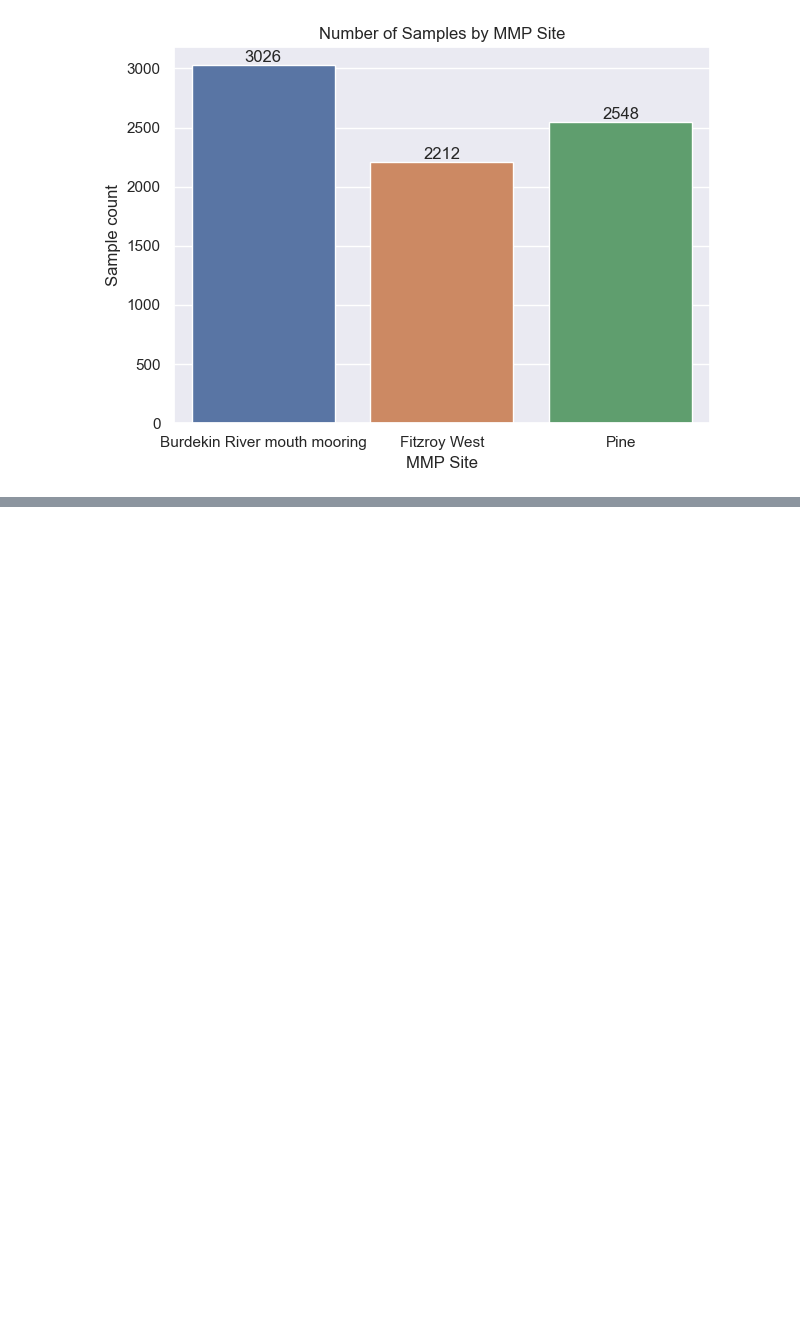
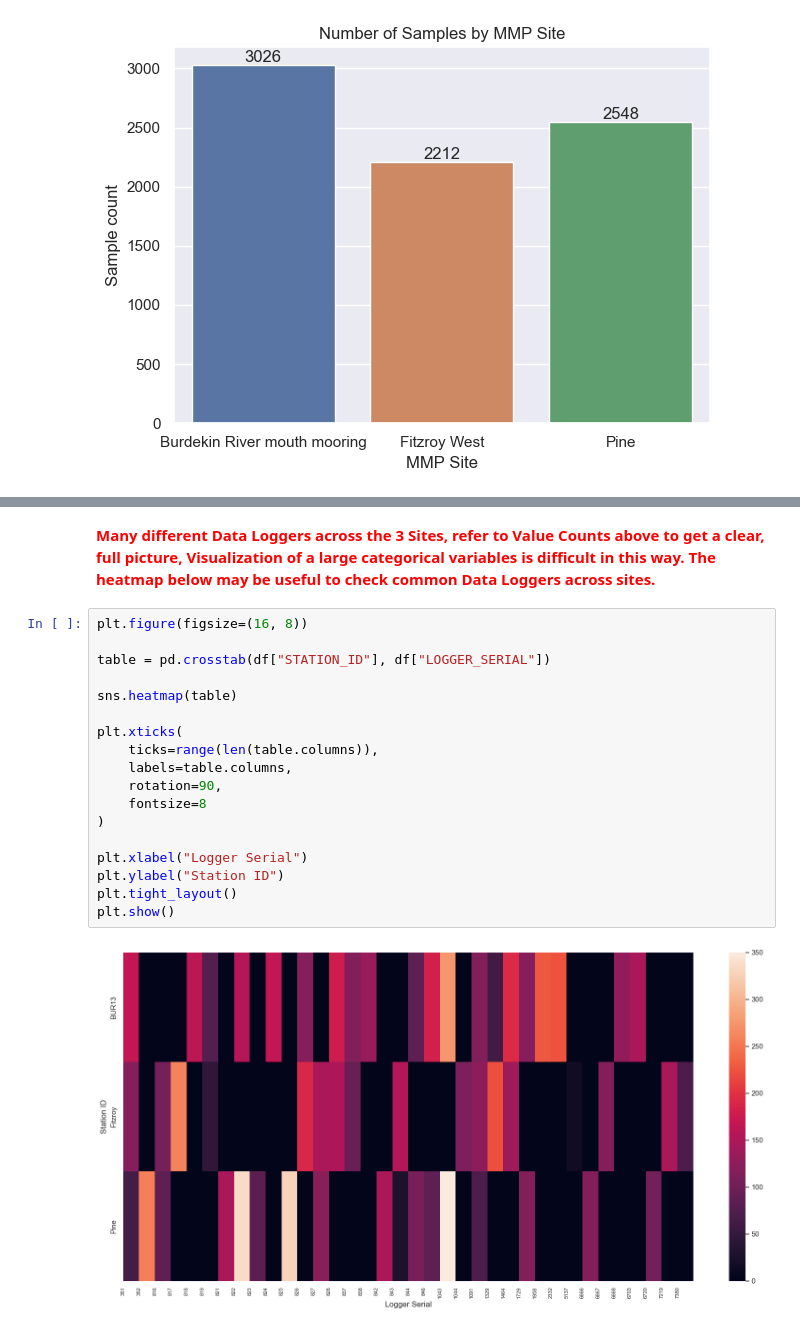
Before and after one commit to nadunchandrabahu/Australian_Coral_Reef_EDA, a Jupyter notebook: Australian_Coral_Reef_EDA.ipynb, the cells around one changed output, grey strips where cells are left out. Cells and saved outputs as stored; diff of their text form; blank space fills up the shorter version.

```diff
--- a/Australian_Coral_Reef_EDA.ipynb
+++ b/Australian_Coral_Reef_EDA.ipynb
@@ -82,0 +124,22 @@ plt.show()
+# %% [markdown]
+<span style="color:red"><strong>Many different Data Loggers across the 3 Sites, refer to Value Counts above to get a clear, full picture, Visualization of a large categorical variables is difficult in this way. The heatmap below may be useful to check common Data Loggers across sites.</strong></span>
+# %%
+plt.figure(figsize=(16, 8))
+
+table = pd.crosstab(df["STATION_ID"], df["LOGGER_SERIAL"])
+
+sns.heatmap(table)
+
+plt.xticks(
+    ticks=range(len(table.columns)),
+    labels=table.columns,
+    rotation=90,
+    fontsize=8
+)
+
+plt.xlabel("Logger Serial")
+plt.ylabel("Station ID")
+plt.tight_layout()
+plt.show()
+# %% [output]
+[figure, added]
```
Also changed, not shown: parts of 4 cells of this notebook.
